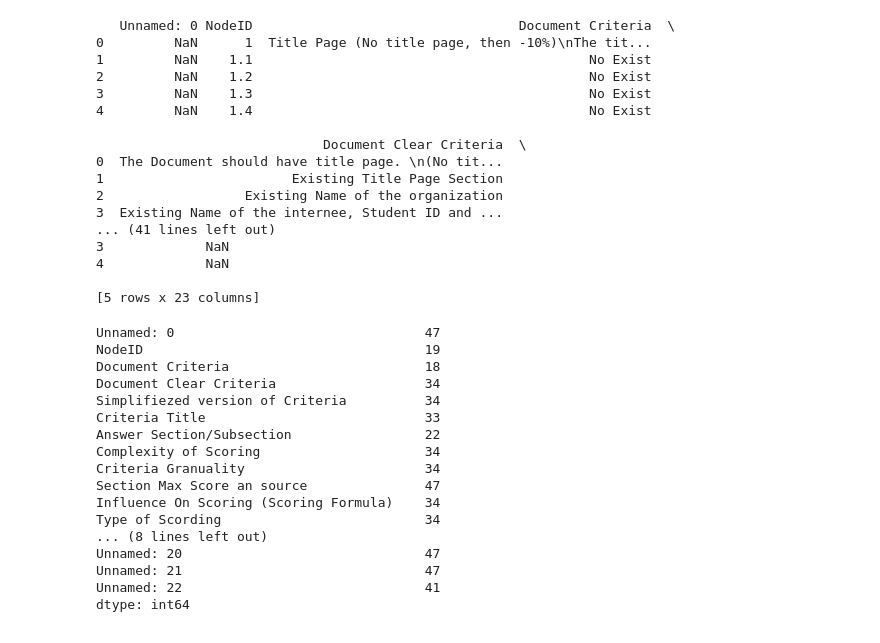
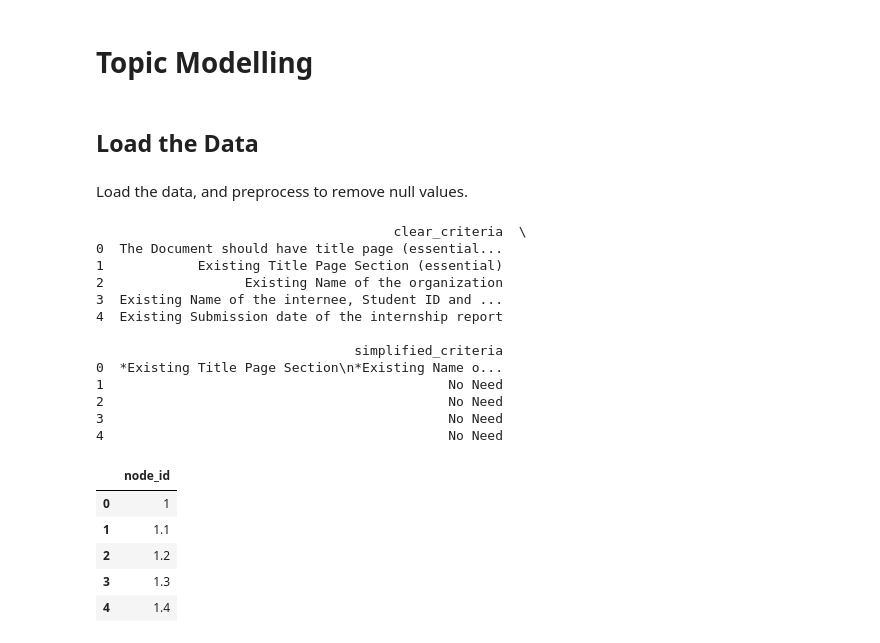
Before and after one commit to safilian/ne_Dan, a Jupyter notebook: topic_modelling/src/sample.ipynb, the cells around one changed output. Saved outputs shown, nothing was run; the diff lists cells and outputs as text; code cells hidden in the pictures.

Commit message:
update approaches for topic modelling

```diff
--- a/topic_modelling/src/sample.ipynb
+++ b/topic_modelling/src/sample.ipynb
@@ -3,43 +1,39 @@
+# %% [markdown]
+# Topic Modelling
+# %% [markdown]
+## Load the Data
+# %% [markdown]
+Load the data, and preprocess to remove null values.
 # %%
 import pandas as pd
 
-rubric_data = pd.read_excel('../../raw_data/Rubric_Style.xlsx', sheet_name='samples')
-print(rubric_data.head())
+rubric_data_raw = pd.read_excel('../../raw_data/rubic_style.xlsx', sheet_name='RKT(1)',
+                            usecols='D:E', names=['clear_criteria', 'simplified_criteria'])
+
+print(rubric_data_raw.head())
 # %% [output]
-   Unnamed: 0 NodeID                                  Document Criteria  \
-0         NaN      1  Title Page (No title page, then -10%)\nThe tit...
-1         NaN    1.1                                           No Exist
-2         NaN    1.2                                           No Exist
-3         NaN    1.3                                           No Exist
-4         NaN    1.4                                           No Exist
-
-                             Document Clear Criteria  \
-0  The Document should have title page. \n(No tit...
-1                        Existing Title Page Section
+                                      clear_criteria  \
+0  The Document should have title page (essential...
+1            Existing Title Page Section (essential)
 2                  Existing Name of the organization
 3  Existing Name of the internee, Student ID and ...
-... (41 lines left out)
-3             NaN
-4             NaN
+4  Existing Submission date of the internship report
 
-[5 rows x 23 columns]
+                                 simplified_criteria
+0  *Existing Title Page Section\n*Existing Name o...
+1                                            No Need
+2                                            No Need
+3                                            No Need
+4                                            No Need
-# %%
-print(rubric_data.isnull().sum())  # Count missing values per column
-# %% [output]
-Unnamed: 0                                47
-NodeID                                    19
-Document Criteria                         18
-Document Clear Criteria                   34
-Simplifiezed version of Criteria          34
-Criteria Title                            33
-Answer Section/Subsection                 22
-Complexity of Scoring                     34
-Criteria Granuality                       34
-Section Max Score an source               47
-Influence On Scoring (Scoring Formula)    34
-Type of Scording                          34
-... (8 lines left out)
-Unnamed: 20                               47
-Unnamed: 21                               47
-Unnamed: 22                               41
-dtype: int64
+# %%
+# Get the node ids from the rubric data
+node_ids = pd.read_excel('../../raw_data/rubic_style.xlsx', sheet_name='RKT(1)',
+                            usecols='B', names=['node_id'])
+node_ids.head()
+# %% [output]
+|  | node_id |
+| 0 | 1 |
+| 1 | 1.1 |
+| 2 | 1.2 |
+| 3 | 1.3 |
+| 4 | 1.4 |
```
Also changed, not shown: parts of 47 cells of this notebook, 1 other file.
